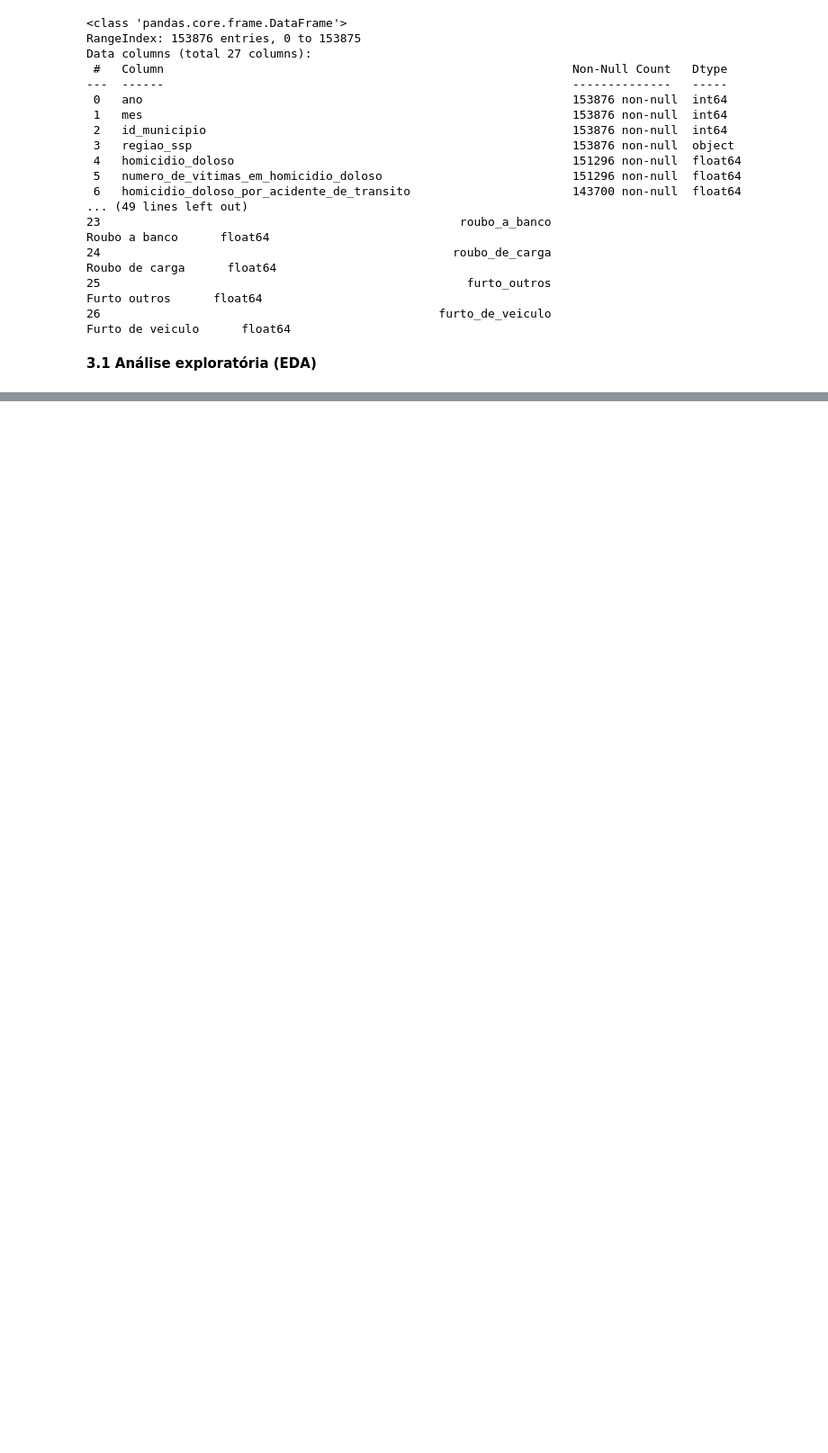
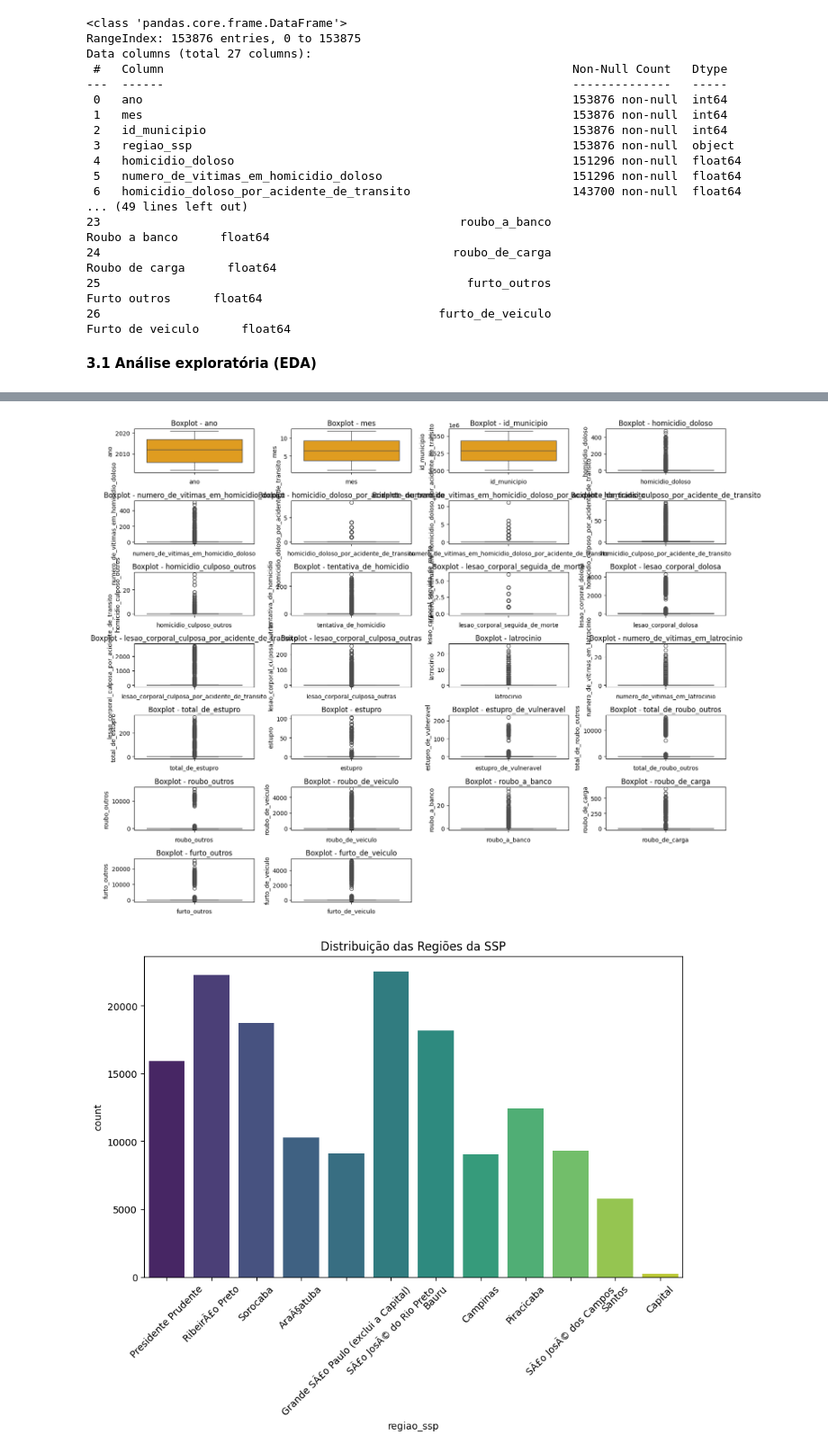
Before and after one commit to fabarroso/MVP-ML, a Jupyter notebook: mvpml.ipynb, the cells around one changed output, grey strips where cells are left out. Shown at 90% size. Drawn from its saved outputs; the diff is of its cells as text; code cells hidden in the pictures; blank space fills up the shorter version.

```diff
--- a/mvpml.ipynb
+++ b/mvpml.ipynb
@@ -177,0 +217,34 @@ Data columns (total 27 columns):
+# %%
+# Visualização de Outliers - Boxplot para variáveis numéricas
+plt.figure(figsize=(15, 12))
+numerical_cols = df.select_dtypes(include=['float64', 'int64']).columns
+n_cols = 4  # Número de colunas na grade
+n_rows = (len(numerical_cols) // n_cols) + (1 if len(numerical_cols) % n_cols > 0 else 0)  # Calcula o número de linhas necessárias
+
+for i, col in enumerate(numerical_cols, 1):
+    plt.subplot(n_rows, n_cols, i)  # Ajusta o número de linhas e colunas dinamicamente
+    sns.boxplot(df[col], color='orange')
+    plt.title(f'Boxplot - {col}')
+    plt.xlabel(col)
+
+plt.tight_layout()
+plt.show()
+
+# Análise de variáveis categóricas: Distribuição de regiões da SSP
+plt.figure(figsize=(10, 6))
+sns.countplot(data=df, x='regiao_ssp', palette='viridis')
+plt.title('Distribuição das Regiões da SSP')
+plt.xticks(rotation=45)
+plt.show()
+
+# Correlation heatmap (incluindo apenas variáveis numéricas)
+numerical_df = df.select_dtypes(include=['float64', 'int64'])  # Seleciona apenas colunas numéricas
+correlation_matrix = numerical_df.corr()
+
+plt.figure(figsize=(12, 10))
+sns.heatmap(correlation_matrix, annot=True, cmap='coolwarm', fmt='.2f', linewidths=0.5)
+plt.title('Matriz de Correlação - Variáveis Numéricas')
+plt.show()
+# %% [output]
+[figure, added]
+[figure, added]
```
Also changed, not shown: parts of 14 cells of this notebook.
